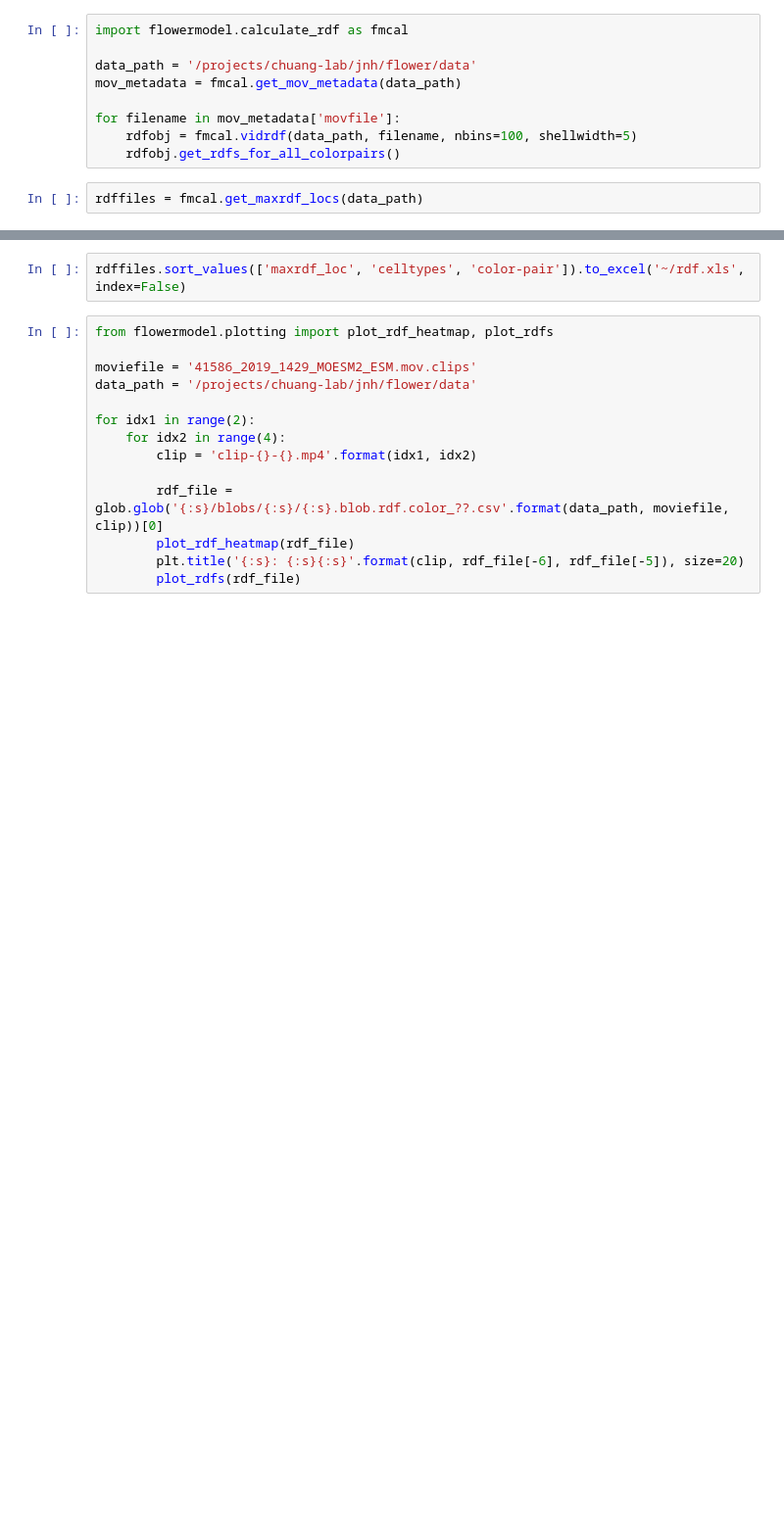
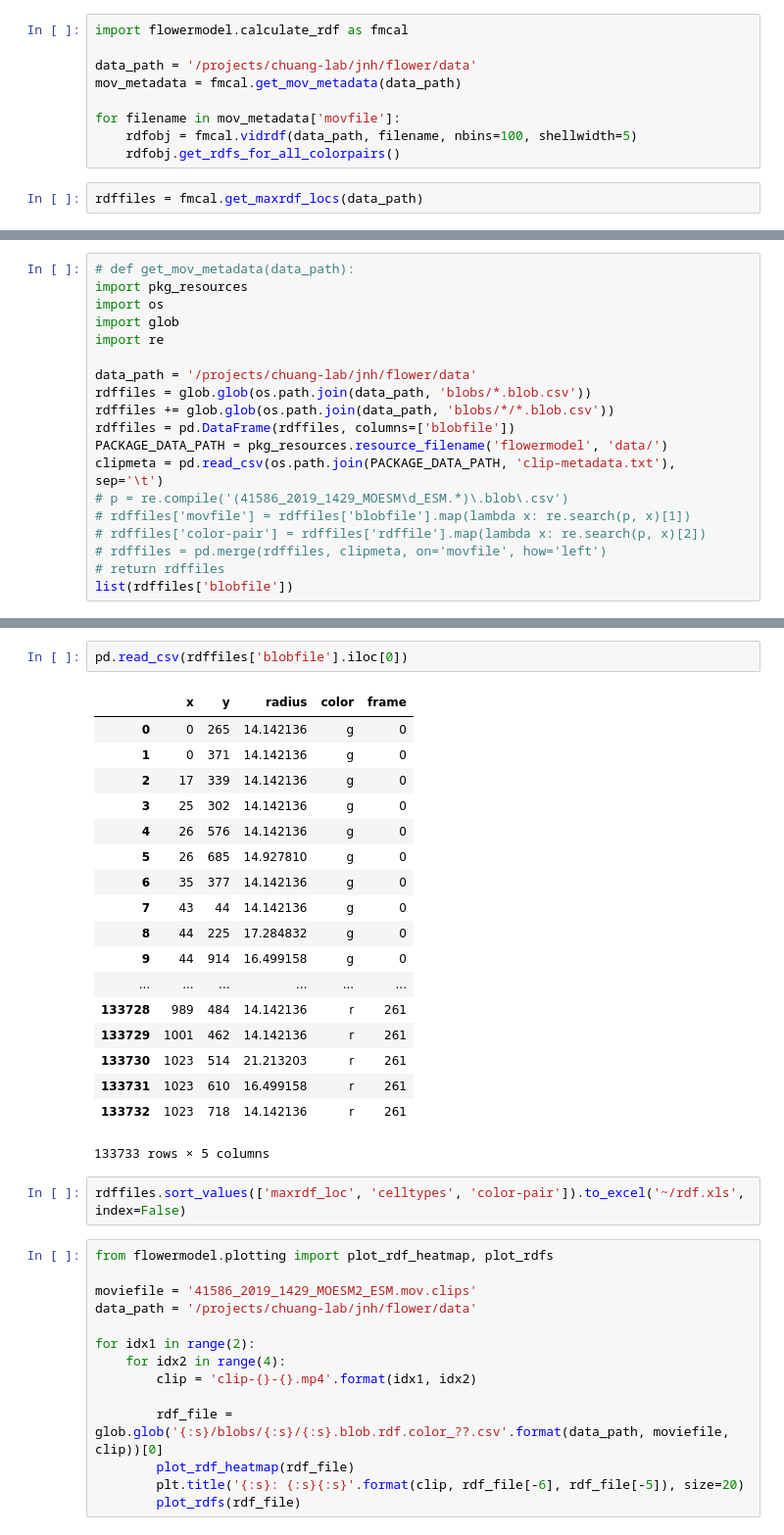
Before and after one commit to javadnoorb/flowermodel, a Jupyter notebook: notebooks/2019-09-27-flower-data-analysis-All.ipynb, the cells around one changed output, grey strips where cells are left out. Shown at 98% size. Saved outputs shown, nothing was run; the diff lists cells and outputs as text; blank space fills up the shorter version.

Commit message:
nextflow clip

```diff
--- a/notebooks/2019-09-27-flower-data-analysis-All.ipynb
+++ b/notebooks/2019-09-27-flower-data-analysis-All.ipynb
@@ -93,3 +112,22 @@ rdffiles.sort_values(['maxrdf_loc', 'celltypes', 'color-pair'])
 | 21 | /projects/chuang-lab/jnh/flower/d... | 41586_2019_1429_MOESM2_ESM.mov.cl... | gg | hFwe4(GFP) | 0-24.024hr | (1024, 1024, 29) | 45.146293 |
 | 23 | /projects/chuang-lab/jnh/flower/d... | 41586_2019_1429_MOESM2_ESM.mov.cl... | gg | hFwe2(GFP) | 0-24.024hr | (1024, 1024, 29) | 51.302605 |
 | 4 | /projects/chuang-lab/jnh/flower/d... | 41586_2019_1429_MOESM3_ESM.mov | rr | hFwe1(GFP)-hFwe1(RFP) | 0-23.707hr | (1024, 1024, 378) | 51.717172 |
+# %%
+# def get_mov_metadata(data_path):
+import pkg_resources
+import os
+import glob
+import re
+
+data_path = '/projects/chuang-lab/jnh/flower/data'
+rdffiles = glob.glob(os.path.join(data_path, 'blobs/*.blob.csv'))
+rdffiles += glob.glob(os.path.join(data_path, 'blobs/*/*.blob.csv'))
+rdffiles = pd.DataFrame(rdffiles, columns=['blobfile'])
+PACKAGE_DATA_PATH = pkg_resources.resource_filename('flowermodel', 'data/')
+clipmeta = pd.read_csv(os.path.join(PACKAGE_DATA_PATH, 'clip-metadata.txt'), sep='\t')
+# p = re.compile('(41586_2019_1429_MOESM\d_ESM.*)\.blob\.csv')
+# rdffiles['movfile'] = rdffiles['blobfile'].map(lambda x: re.search(p, x)[1])
+# rdffiles['color-pair'] = rdffiles['rdffile'].map(lambda x: re.search(p, x)[2])
+# rdffiles = pd.merge(rdffiles, clipmeta, on='movfile', how='left')
+# return rdffiles
+list(rdffiles['blobfile'])
@@ -96,3 +147,24 @@ rdffiles.sort_values(['maxrdf_loc', 'celltypes', 'color-pair'])
+# %%
+pd.read_csv(rdffiles['blobfile'].iloc[0])
+# %% [output]
+|  | x | y | radius | color | frame |
+| 0 | 0 | 265 | 14.142136 | g | 0 |
+| 1 | 0 | 371 | 14.142136 | g | 0 |
+| 2 | 17 | 339 | 14.142136 | g | 0 |
+| 3 | 25 | 302 | 14.142136 | g | 0 |
+| 4 | 26 | 576 | 14.142136 | g | 0 |
+| 5 | 26 | 685 | 14.927810 | g | 0 |
+| 6 | 35 | 377 | 14.142136 | g | 0 |
+| 7 | 43 | 44 | 14.142136 | g | 0 |
+| 8 | 44 | 225 | 17.284832 | g | 0 |
+| 9 | 44 | 914 | 16.499158 | g | 0 |
+| ... | ... | ... | ... | ... | ... |
+| 133728 | 989 | 484 | 14.142136 | r | 261 |
+| 133729 | 1001 | 462 | 14.142136 | r | 261 |
+| 133730 | 1023 | 514 | 21.213203 | r | 261 |
+| 133731 | 1023 | 610 | 16.499158 | r | 261 |
+| 133732 | 1023 | 718 | 14.142136 | r | 261 |
+133733 rows × 5 columns
 # %%
 rdffiles.sort_values(['maxrdf_loc', 'celltypes', 'color-pair']).to_excel('~/rdf.xls', index=False)
 # %%
```
Also changed, not shown: parts of 2 cells of this notebook, 5 other files.
